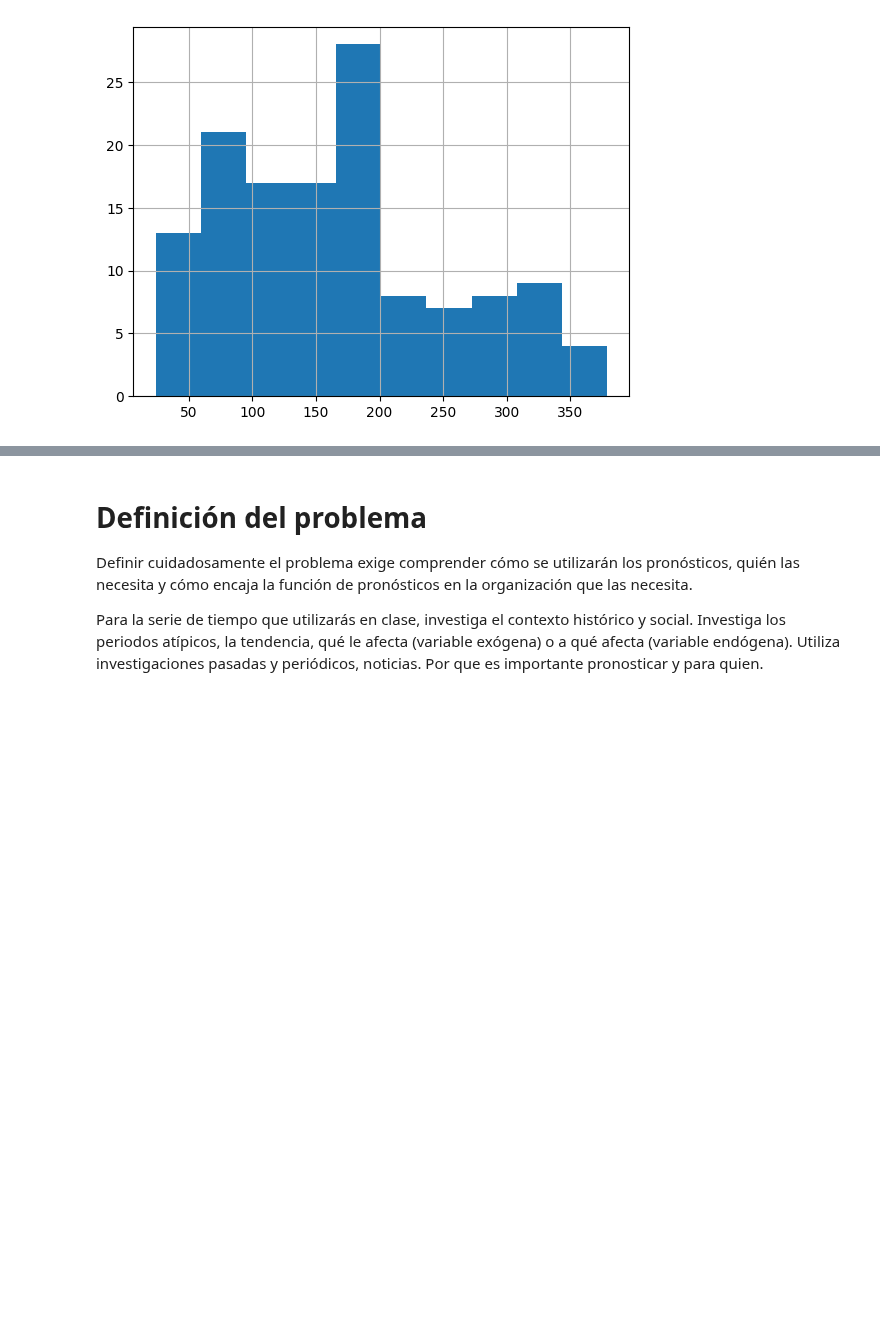
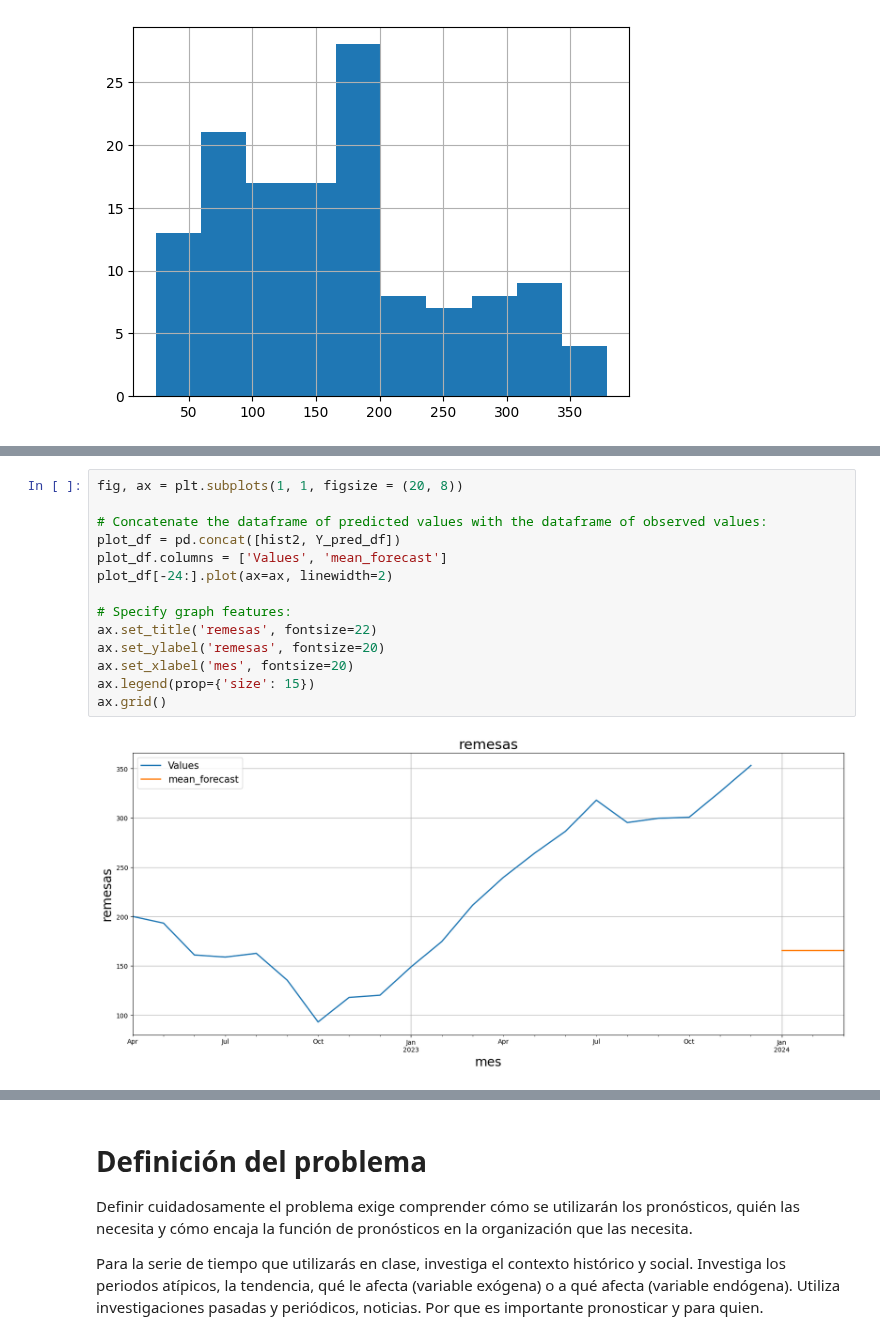
Before and after one commit to Michelleagl/Series_de_Tiempo, a Jupyter notebook: series_de_tiempo.ipynb, the cells around one changed output, grey strips where cells are left out. Drawn from its saved outputs; the diff is of its cells as text; blank space fills up the shorter version.

```diff
--- a/series_de_tiempo.ipynb
+++ b/series_de_tiempo.ipynb
@@ -336,0 +440,16 @@ hist2.hist()
+# %%
+fig, ax = plt.subplots(1, 1, figsize = (20, 8))
+
+# Concatenate the dataframe of predicted values with the dataframe of observed values:
+plot_df = pd.concat([hist2, Y_pred_df])
+plot_df.columns = ['Values', 'mean_forecast']
+plot_df[-24:].plot(ax=ax, linewidth=2)
+
+# Specify graph features:
+ax.set_title('remesas', fontsize=22)
+ax.set_ylabel('remesas', fontsize=20)
+ax.set_xlabel('mes', fontsize=20)
+ax.legend(prop={'size': 15})
+ax.grid()
+# %% [output]
+[figure, added]
```
Also changed, not shown: parts of 41 cells of this notebook.
